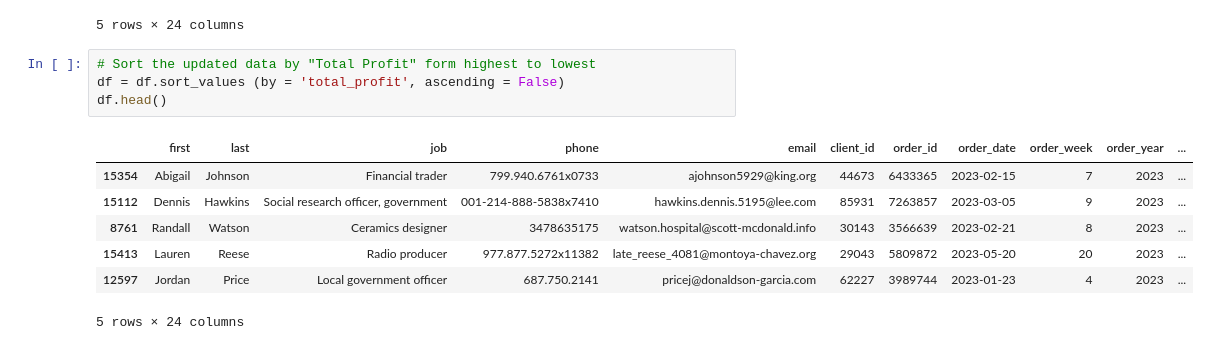
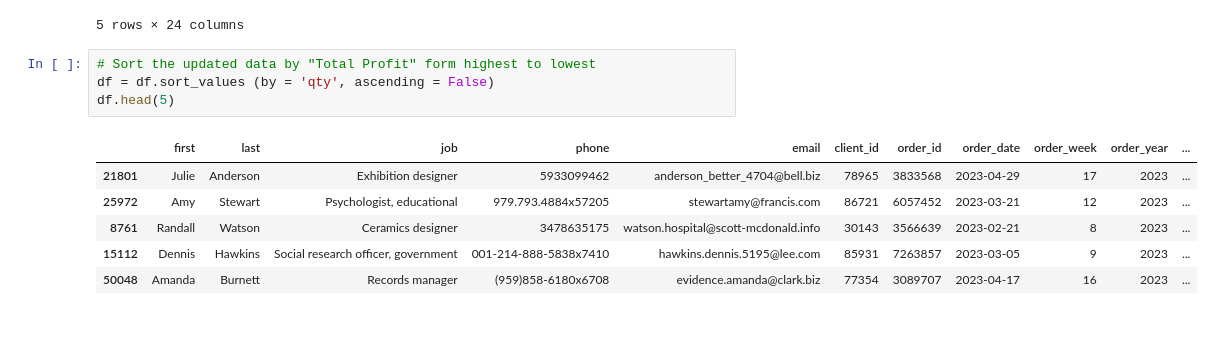
Before and after one commit to shawnakumar/-pandas-challenge-1, a Jupyter notebook: wholesale_data_analysis_starter_code.ipynb, the cells around one changed output. Cells and saved outputs as stored; diff of their text form.

```diff
--- a/wholesale_data_analysis_starter_code.ipynb
+++ b/wholesale_data_analysis_starter_code.ipynb
@@ -409,13 +419,12 @@ df.head()
 5 rows × 24 columns
 # %%
 # Sort the updated data by "Total Profit" form highest to lowest
-df = df.sort_values (by = 'total_profit', ascending = False)
-df.head()
+df = df.sort_values (by = 'qty', ascending = False)
+df.head(5)
 # %% [output]
 |  | first | last | job | phone | email | client_id | order_id | order_date | order_week | order_year | ... |
-| 15354 | Abigail | Johnson | Financial trader | 799.940.6761x0733 | ajohnson5929@king.org | 44673 | 6433365 | 2023-02-15 | 7 | 2023 | ... |
+| 21801 | Julie | Anderson | Exhibition designer | 5933099462 | anderson_better_4704@bell.biz | 78965 | 3833568 | 2023-04-29 | 17 | 2023 | ... |
+| 25972 | Amy | Stewart | Psychologist, educational | 979.793.4884x57205 | stewartamy@francis.com | 86721 | 6057452 | 2023-03-21 | 12 | 2023 | ... |
+| 8761 | Randall | Watson | Ceramics designer | 3478635175 | watson.hospital@scott-mcdonald.info | 30143 | 3566639 | 2023-02-21 | 8 | 2023 | ... |
 | 15112 | Dennis | Hawkins | Social research officer, government | 001-214-888-5838x7410 | hawkins.dennis.5195@lee.com | 85931 | 7263857 | 2023-03-05 | 9 | 2023 | ... |
-| 8761 | Randall | Watson | Ceramics designer | 3478635175 | watson.hospital@scott-mcdonald.info | 30143 | 3566639 | 2023-02-21 | 8 | 2023 | ... |
-| 15413 | Lauren | Reese | Radio producer | 977.877.5272x11382 | late_reese_4081@montoya-chavez.org | 29043 | 5809872 | 2023-05-20 | 20 | 2023 | ... |
-| 12597 | Jordan | Price | Local government officer | 687.750.2141 | pricej@donaldson-garcia.com | 62227 | 3989744 | 2023-01-23 | 4 | 2023 | ... |
+| 50048 | Amanda | Burnett | Records manager | (959)858-6180x6708 | evidence.amanda@clark.biz | 77354 | 3089707 | 2023-04-17 | 16 | 2023 | ... |
-5 rows × 24 columns
```
Also changed, not shown: parts of 1 cell of this notebook.
